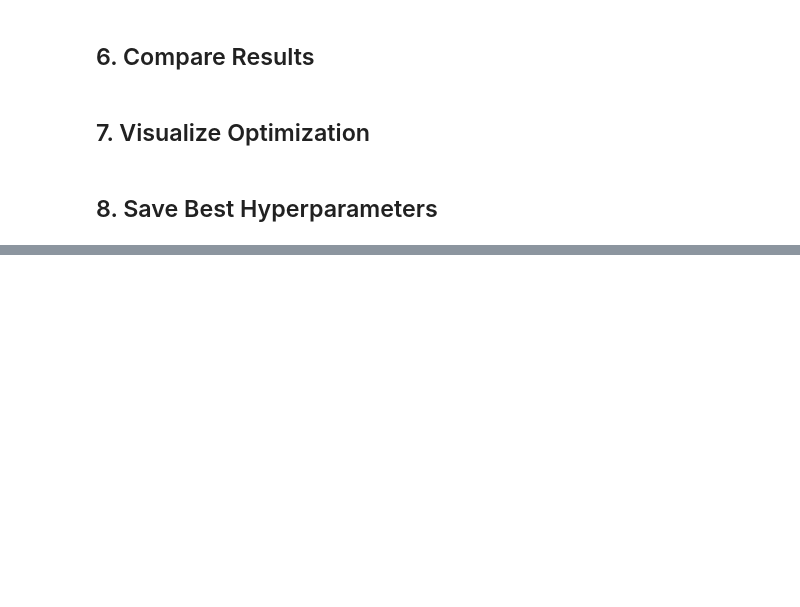
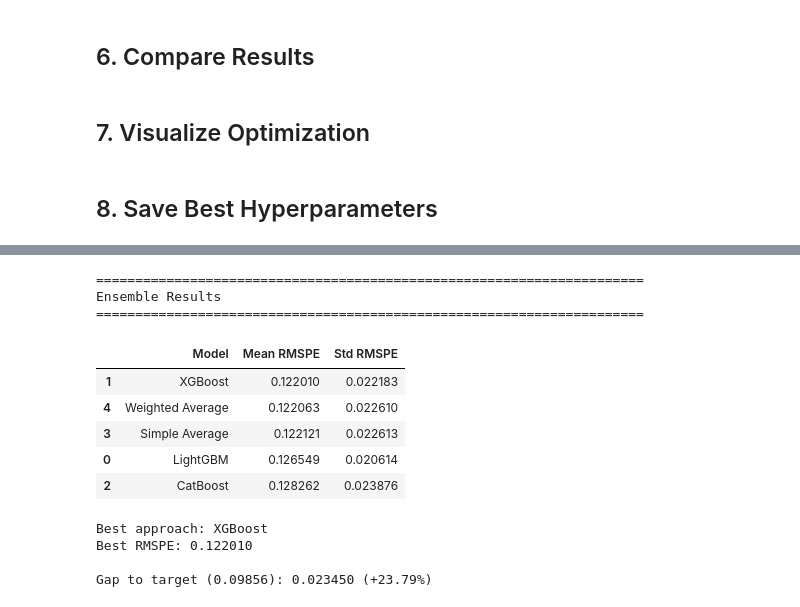
Before and after one commit to bradleyboehmke/rossmann-forecasting, a Jupyter notebook: notebooks/04b-hyperparameter-tuning.ipynb, the cells around one changed output, grey strips where cells are left out. Saved outputs shown, nothing was run; the diff lists cells and outputs as text; code cells hidden in the pictures; blank space fills up the shorter version.

```diff
--- a/notebooks/04b-hyperparameter-tuning.ipynb
+++ b/notebooks/04b-hyperparameter-tuning.ipynb
@@ -516,0 +709,56 @@ print("\nThese can be used in config/params.yaml for final model training")
+# %%
+# Calculate mean scores across folds
+mean_scores = {
+    'LightGBM': np.mean(ensemble_scores['lgb']),
+    'XGBoost': np.mean(ensemble_scores['xgb']),
+    'CatBoost': np.mean(ensemble_scores['cb']),
+    'Simple Average': np.mean(ensemble_scores['simple_avg']),
+    'Weighted Average': np.mean(ensemble_scores['weighted_avg'])
+}
+
+std_scores = {
+    'LightGBM': np.std(ensemble_scores['lgb']),
+    'XGBoost': np.std(ensemble_scores['xgb']),
+    'CatBoost': np.std(ensemble_scores['cb']),
+    'Simple Average': np.std(ensemble_scores['simple_avg']),
+    'Weighted Average': np.std(ensemble_scores['weighted_avg'])
+}
+
+# Create results dataframe
+ensemble_results = pd.DataFrame({
+    'Model': list(mean_scores.keys()),
+    'Mean RMSPE': list(mean_scores.values()),
+    'Std RMSPE': list(std_scores.values())
+})
+
+ensemble_results = ensemble_results.sort_values('Mean RMSPE')
+
+print("=" * 70)
+print("Ensemble Results")
+print("=" * 70)
+display(ensemble_results)
+
+best_ensemble_model = ensemble_results.iloc[0]['Model']
+best_ensemble_score = ensemble_results.iloc[0]['Mean RMSPE']
+
+print(f"\nBest approach: {best_ensemble_model}")
+print(f"Best RMSPE: {best_ensemble_score:.6f}")
+
+# Compare to target
+gap_ensemble = best_ensemble_score - target
+gap_pct_ensemble = (gap_ensemble / target) * 100
+print(f"\nGap to target (0.09856): {gap_ensemble:.6f} ({gap_pct_ensemble:+.2f}%)")
+# %% [output]
+======================================================================
+Ensemble Results
+======================================================================
+|  | Model | Mean RMSPE | Std RMSPE |
+| 1 | XGBoost | 0.122010 | 0.022183 |
+| 4 | Weighted Average | 0.122063 | 0.022610 |
+| 3 | Simple Average | 0.122121 | 0.022613 |
+| 0 | LightGBM | 0.126549 | 0.020614 |
+| 2 | CatBoost | 0.128262 | 0.023876 |
+Best approach: XGBoost
+Best RMSPE: 0.122010
+
+Gap to target (0.09856): 0.023450 (+23.79%)
```
Also changed, not shown: parts of 7 cells of this notebook.
